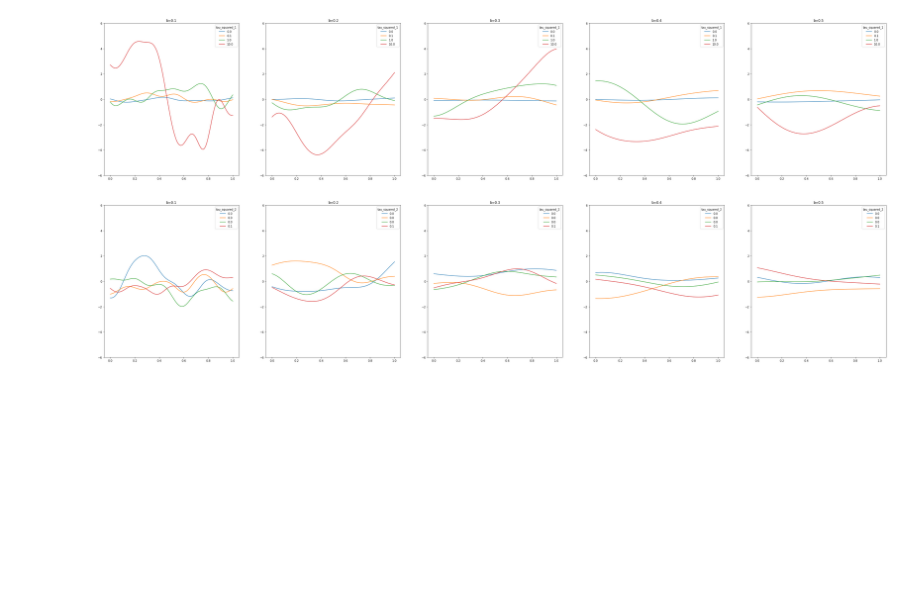
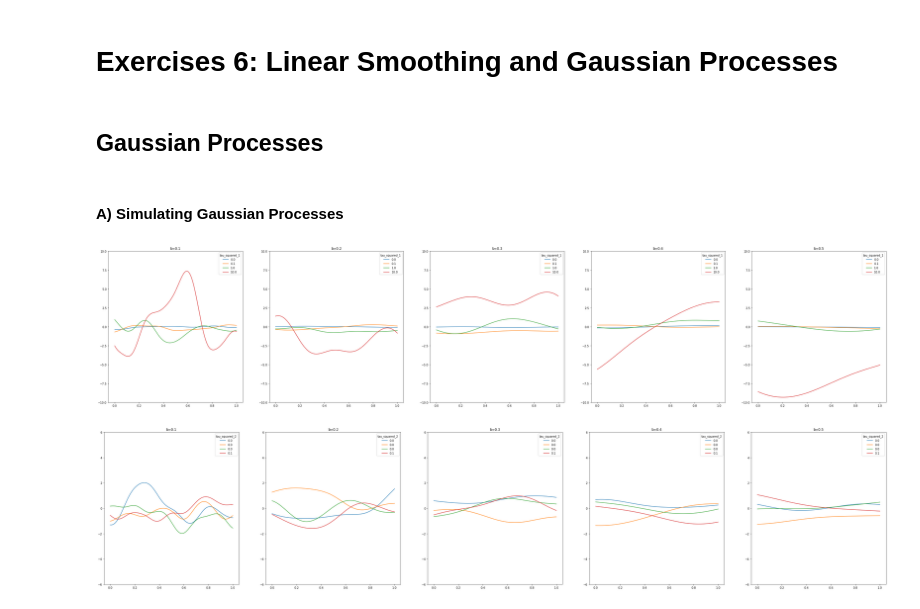
Before and after one commit to milesokamoto/miles-sds383d, a Jupyter notebook: exercises_6/gaussian_processes.ipynb, the cells around one changed output. Cells and saved outputs as stored; diff of their text form; code cells hidden in the pictures; blank space fills up the shorter version.

```diff
--- a/exercises_6/gaussian_processes.ipynb
+++ b/exercises_6/gaussian_processes.ipynb
@@ -6,6 +6,12 @@ from gp import *
+# %% [markdown]
+# Exercises 6: Linear Smoothing and Gaussian Processes
+# %% [markdown]
+## Gaussian Processes
+# %% [markdown]
+#### A) Simulating Gaussian Processes
 # %%
-hyperparameters = {"b":1, "tau_sq_1": 1, "tau_sq_2": 1}
-x = np.linspace(0,1,100)
+hyperparameters = {"b":1000, "tau_sq_1": 1, "tau_sq_2": 0}
+x=np.linspace(0,1,500)
 # %%
 cov_matrix = np.zeros([len(x), len(x)])
 cov_matrix[0,0]
@@ -14,16 +20,16 @@ cov_matrix[0,0] = cov_func(x[0], x[0], hyperparameters)
 # %%
 b = np.linspace(.1,.5,5)
 t1 = np.array([.01,.1,1, 10])
 fig, axes = plt.subplots(1,5, figsize = (50, 10))
 for i, ax in enumerate(fig.axes):
     for j in range(len(t1)):
         hyperparameters = {"b":b[i], "tau_sq_1": t1[j], "tau_sq_2": 0}
         y = multivariate_normal.rvs(mean=np.zeros(len(x)), cov=get_covariance_matrix(x, squared_exponential_cov, hyperparameters))
         ax.plot(x,y, label=str(round(hyperparameters["tau_sq_1"], 1)))
         ax.legend(title="tau_squared_1")
-        ax.set_ylim(-6,6)
+        ax.set_ylim(-10,10)
         ax.set_title("b=" + str(round(hyperparameters["b"],1)))
 # %% [output]
-[figure, old version]
+[figure, new version]
 # %%
 b = np.linspace(.1,.5,5)
```
Also changed, not shown: parts of 40 cells of this notebook, 1 other file.
